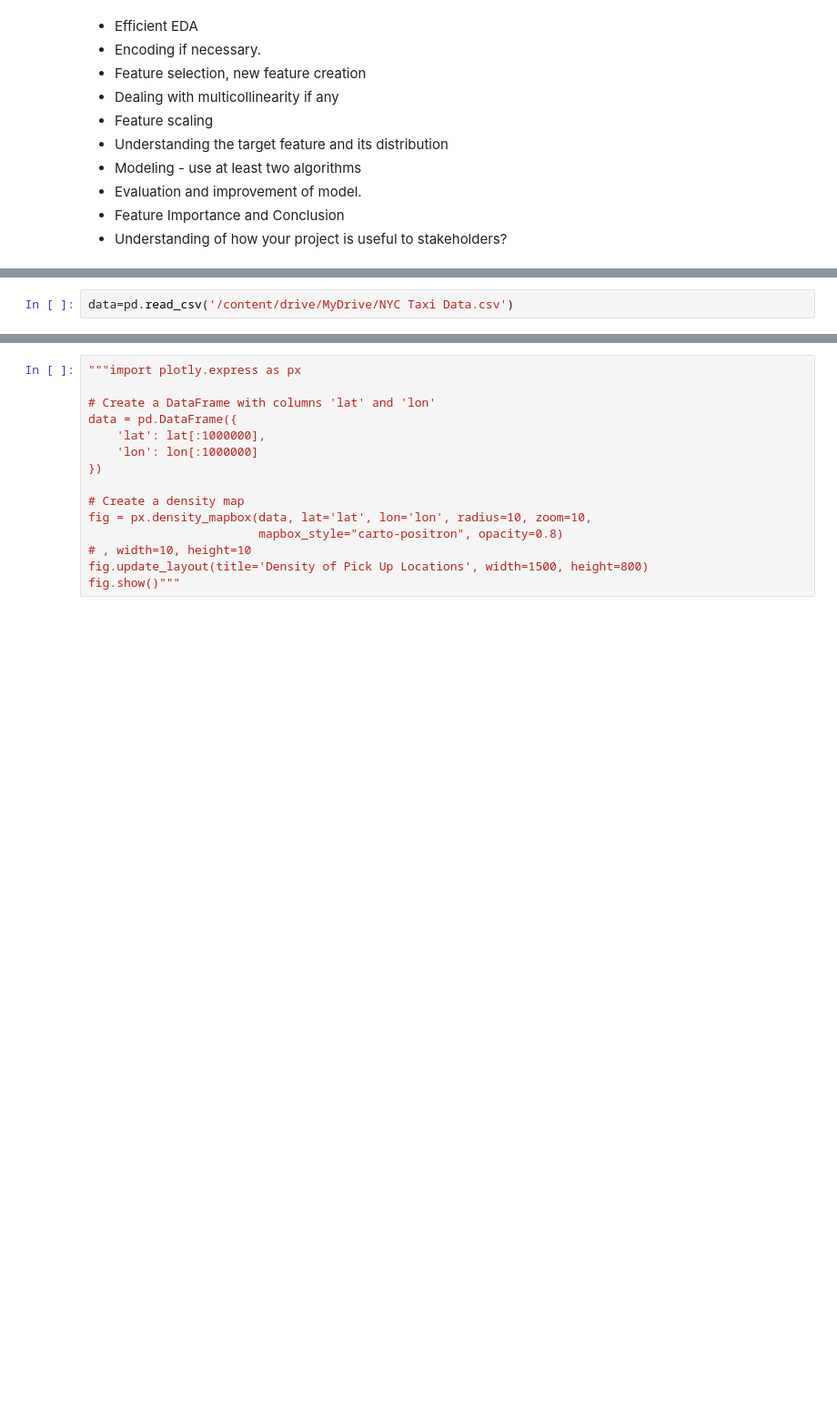
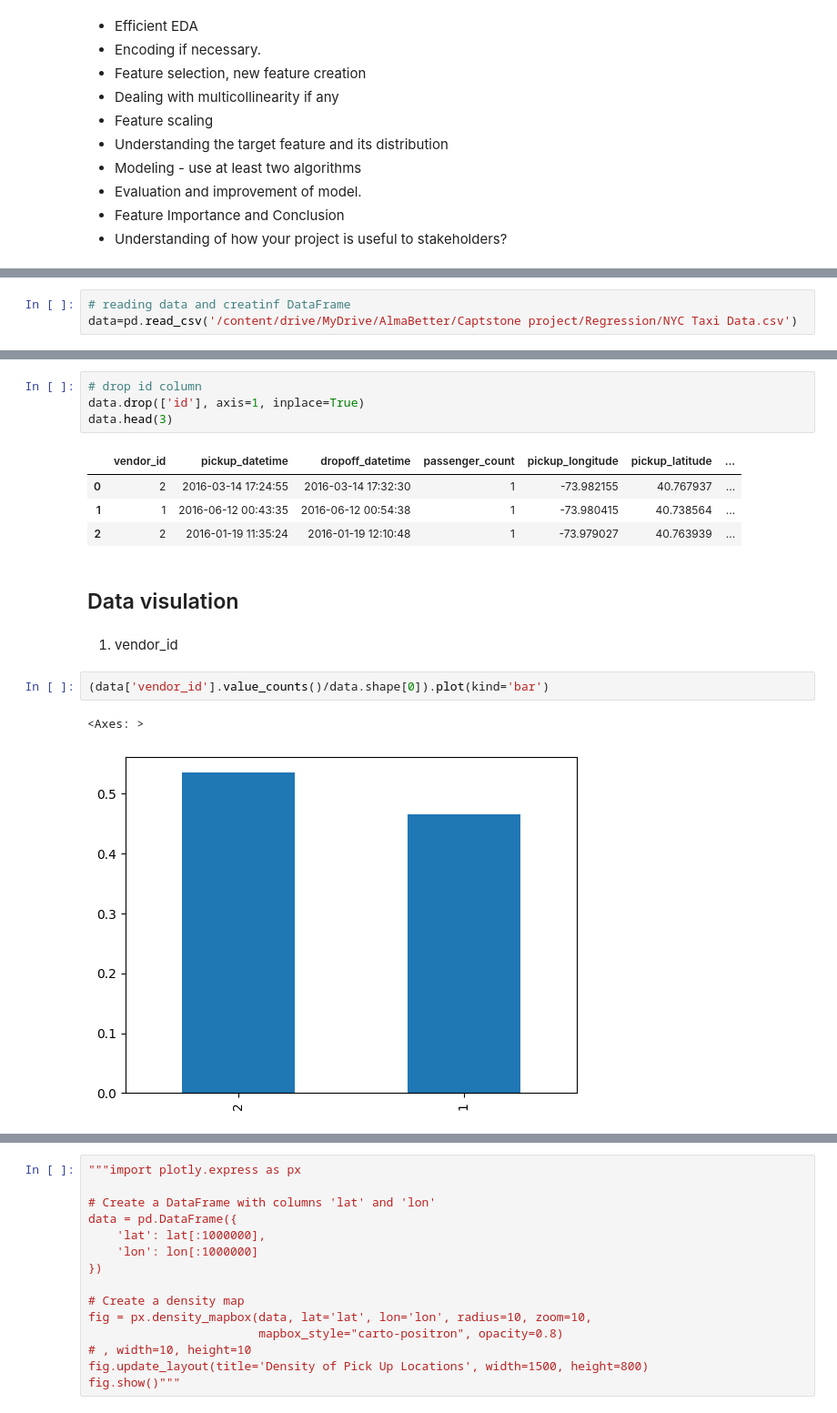
Before and after one commit to mukeshjnv/NYC-Taxi-Trip-Time-Prediction-Regression-ML-problem, a Jupyter notebook: NYC_Taxi_Trip_Time_Predictionipynb.ipynb, the cells around one changed output, grey strips where cells are left out. Shown at 91% size. Cells and saved outputs as stored; diff of their text form; blank space fills up the shorter version.

```diff
--- a/NYC_Taxi_Trip_Time_Predictionipynb.ipynb
+++ b/NYC_Taxi_Trip_Time_Predictionipynb.ipynb
@@ -40,4 +46,5 @@ from sklearn.svm import SVR
 from sklearn.ensemble import RandomForestRegressor
 from sklearn.metrics import mean_squared_error, r2_score
 # %%
-data=pd.read_csv('/content/drive/MyDrive/NYC Taxi Data.csv')
+# reading data and creatinf DataFrame
+data=pd.read_csv('/content/drive/MyDrive/AlmaBetter/Captstone project/Regression/NYC Taxi Data.csv')
@@ -75,0 +146,18 @@ data.to_csv('data.csv', index=False)
+# %%
+# drop id column
+data.drop(['id'], axis=1, inplace=True)
+data.head(3)
+# %% [output]
+|  | vendor_id | pickup_datetime | dropoff_datetime | passenger_count | pickup_longitude | pickup_latitude | ... |
+| 0 | 2 | 2016-03-14 17:24:55 | 2016-03-14 17:32:30 | 1 | -73.982155 | 40.767937 | ... |
+| 1 | 1 | 2016-06-12 00:43:35 | 2016-06-12 00:54:38 | 1 | -73.980415 | 40.738564 | ... |
+| 2 | 2 | 2016-01-19 11:35:24 | 2016-01-19 12:10:48 | 1 | -73.979027 | 40.763939 | ... |
+# %% [markdown]
+## Data visulation
+# %% [markdown]
+1. vendor_id
+# %%
+(data['vendor_id'].value_counts()/data.shape[0]).plot(kind='bar')
+# %% [output]
+<Axes: >
+[figure, added]
```
Also changed, not shown: parts of 147 cells of this notebook.
